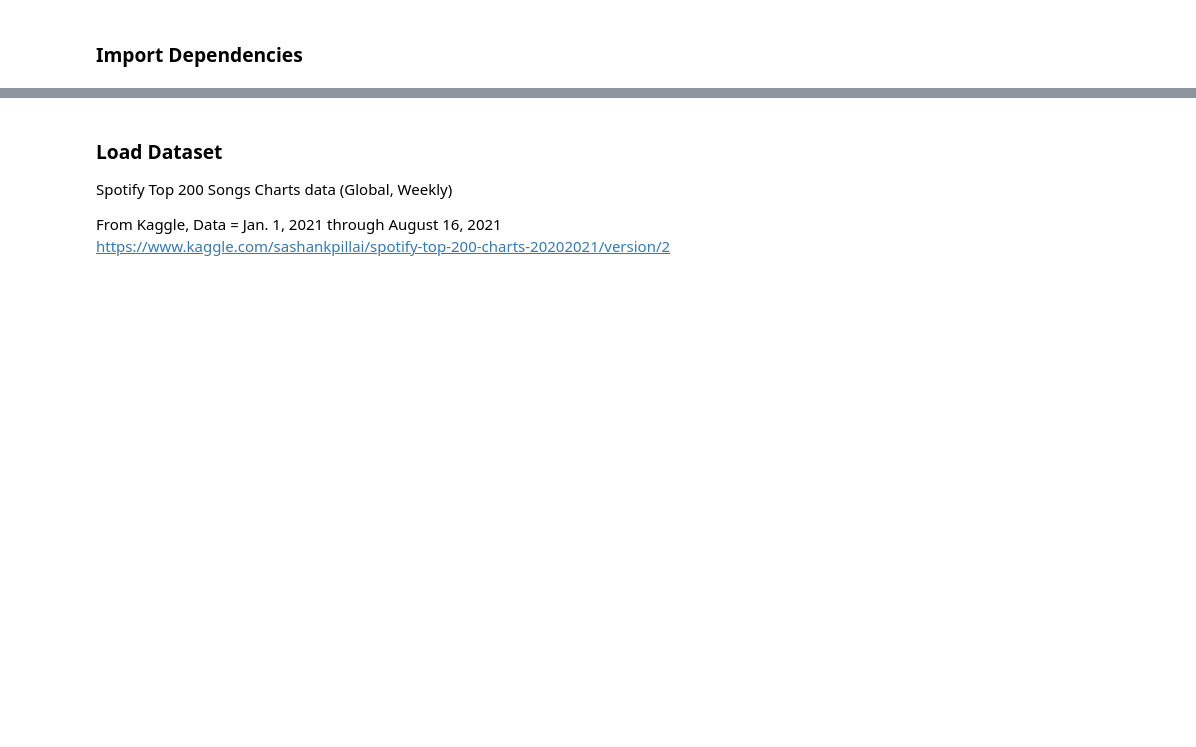
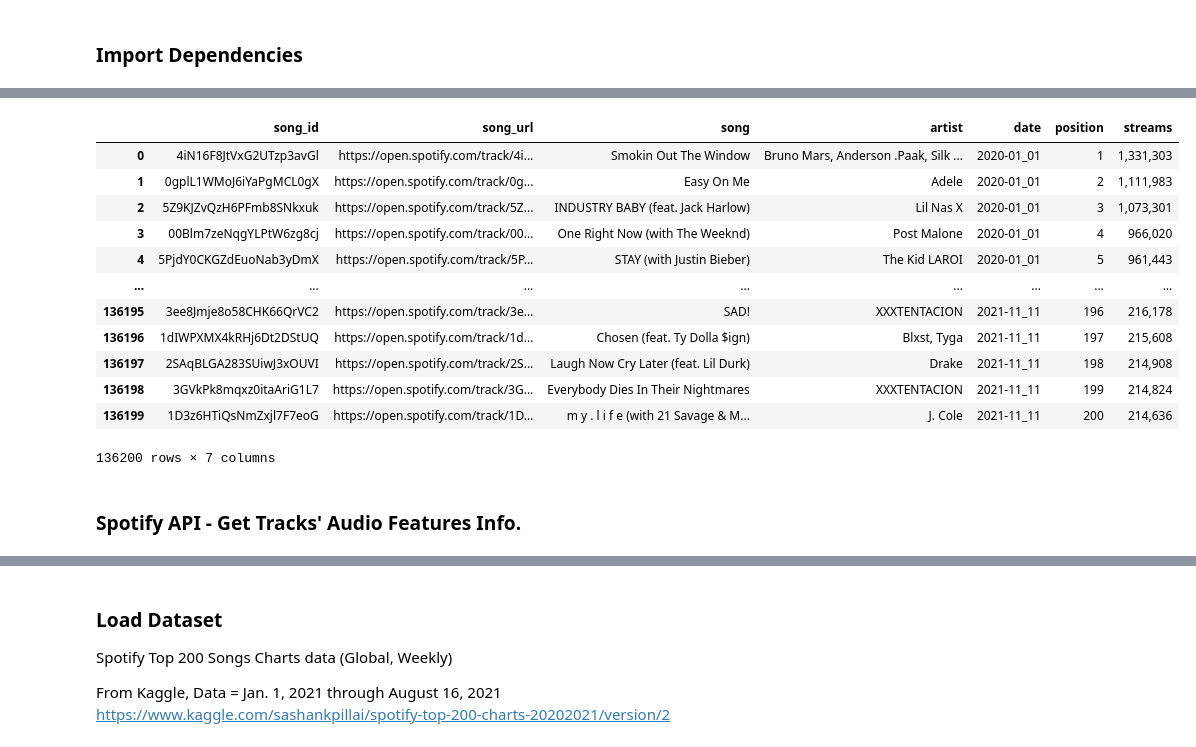
Before and after one commit to aseo67/Top_Songs_Analysis, a Jupyter notebook: TopSongsAnalysis_DataLoading.ipynb, the cells around one changed output, grey strips where cells are left out. Cells and saved outputs as stored; diff of their text form; code cells hidden in the pictures; blank space fills up the shorter version.

Commit message:
Update data loading

```diff
--- a/TopSongsAnalysis_DataLoading.ipynb
+++ b/TopSongsAnalysis_DataLoading.ipynb
@@ -12,0 +22,20 @@ import datetime
+# %%
+# Read in scraped data
+top200scrape_df = pd.read_csv("./Resources/spotifytop200.csv")
+top200scrape_df
+# %% [output]
+|  | song_id | song_url | song | artist | date | position | streams |
+| 0 | 4iN16F8JtVxG2UTzp3avGl | https://open.spotify.com/track/4i... | Smokin Out The Window | Bruno Mars, Anderson .Paak, Silk ... | 2020-01_01 | 1 | 1,331,303 |
+| 1 | 0gplL1WMoJ6iYaPgMCL0gX | https://open.spotify.com/track/0g... | Easy On Me | Adele | 2020-01_01 | 2 | 1,111,983 |
+| 2 | 5Z9KJZvQzH6PFmb8SNkxuk | https://open.spotify.com/track/5Z... | INDUSTRY BABY (feat. Jack Harlow) | Lil Nas X | 2020-01_01 | 3 | 1,073,301 |
+| 3 | 00Blm7zeNqgYLPtW6zg8cj | https://open.spotify.com/track/00... | One Right Now (with The Weeknd) | Post Malone | 2020-01_01 | 4 | 966,020 |
+| 4 | 5PjdY0CKGZdEuoNab3yDmX | https://open.spotify.com/track/5P... | STAY (with Justin Bieber) | The Kid LAROI | 2020-01_01 | 5 | 961,443 |
+| ... | ... | ... | ... | ... | ... | ... | ... |
+| 136195 | 3ee8Jmje8o58CHK66QrVC2 | https://open.spotify.com/track/3e... | SAD! | XXXTENTACION | 2021-11_11 | 196 | 216,178 |
+| 136196 | 1dIWPXMX4kRHj6Dt2DStUQ | https://open.spotify.com/track/1d... | Chosen (feat. Ty Dolla $ign) | Blxst, Tyga | 2021-11_11 | 197 | 215,608 |
+| 136197 | 2SAqBLGA283SUiwJ3xOUVI | https://open.spotify.com/track/2S... | Laugh Now Cry Later (feat. Lil Durk) | Drake | 2021-11_11 | 198 | 214,908 |
+| 136198 | 3GVkPk8mqxz0itaAriG1L7 | https://open.spotify.com/track/3G... | Everybody Dies In Their Nightmares | XXXTENTACION | 2021-11_11 | 199 | 214,824 |
+| 136199 | 1D3z6HTiQsNmZxjl7F7eoG | https://open.spotify.com/track/1D... | m y . l i f e (with 21 Savage & M... | J. Cole | 2021-11_11 | 200 | 214,636 |
+136200 rows × 7 columns
+# %% [markdown]
+### Spotify API - Get Tracks' Audio Features Info.
```
Also changed, not shown: parts of 8 cells of this notebook.
